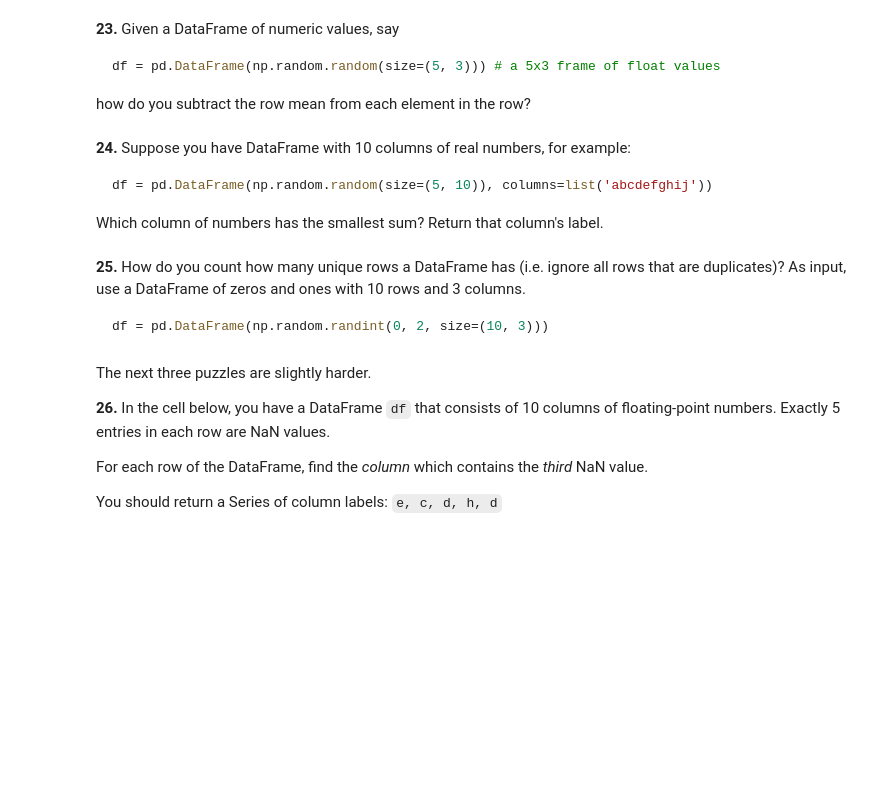
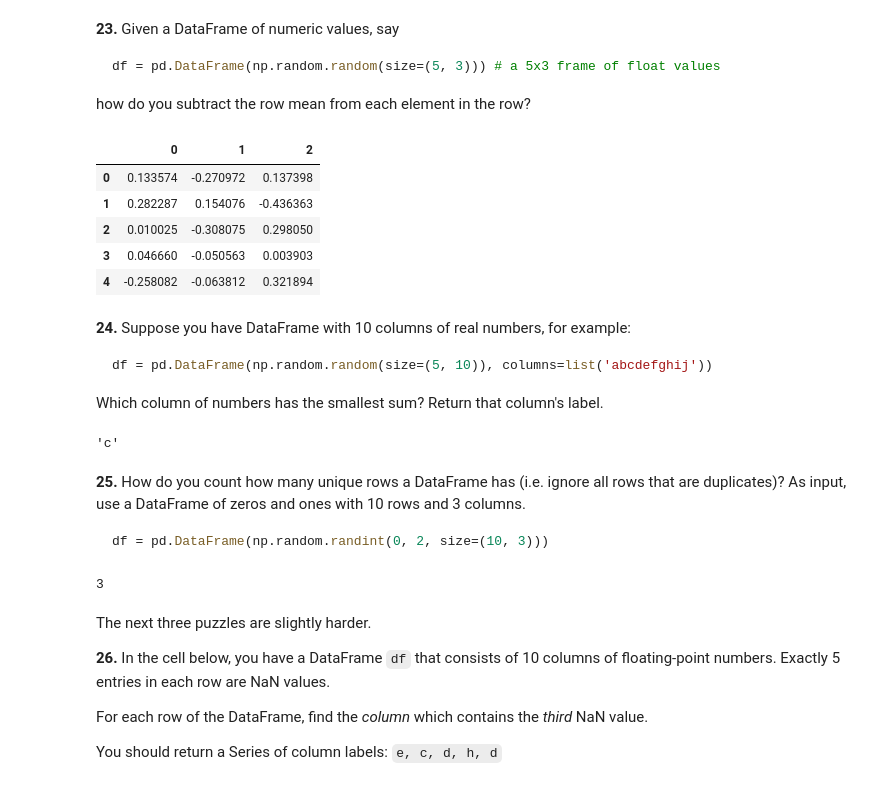
Before and after one commit to blakes5/100-pandas-puzzles, a Jupyter notebook: 100-pandas-puzzles.ipynb, the cells around one changed output. Drawn from its saved outputs; the diff is of its cells as text; code cells hidden in the pictures; blank space fills up the shorter version.

````diff
--- a/100-pandas-puzzles.ipynb
+++ b/100-pandas-puzzles.ipynb
@@ -321,6 +321,16 @@ df = pd.DataFrame(np.random.random(size=(5, 3))) # a 5x3 frame of float values
 ```
 
 how do you subtract the row mean from each element in the row?
+# %%
+df = pd.DataFrame(np.random.random(size=(5, 3)))
+df.sub(df.mean(axis=1), axis=0)
+# %% [output]
+|  | 0 | 1 | 2 |
+| 0 | 0.133574 | -0.270972 | 0.137398 |
+| 1 | 0.282287 | 0.154076 | -0.436363 |
+| 2 | 0.010025 | -0.308075 | 0.298050 |
+| 3 | 0.046660 | -0.050563 | 0.003903 |
+| 4 | -0.258082 | -0.063812 | 0.321894 |
 # %% [markdown]
 **24.** Suppose you have DataFrame with 10 columns of real numbers, for example:
 
@@ -328,12 +338,23 @@ how do you subtract the row mean from each element in the row?
 df = pd.DataFrame(np.random.random(size=(5, 10)), columns=list('abcdefghij'))
 ```
 Which column of numbers has the smallest sum?  Return that column's label.
+# %%
+df = pd.DataFrame(np.random.random(size=(5, 10)), columns=list('abcdefghij'))
+df.sum().idxmin()
+# %% [output]
+'c'
 # %% [markdown]
 **25.** How do you count how many unique rows a DataFrame has (i.e. ignore all rows that are duplicates)? As input, use a DataFrame of zeros and ones with 10 rows and 3 columns.
 
 ```python
 df = pd.DataFrame(np.random.randint(0, 2, size=(10, 3)))
 ```
+# %%
+df = pd.DataFrame(np.random.randint(0, 2, size=(10, 3)))
+len(df)-df.duplicated(keep=False).sum()
+len(df.drop_duplicates(keep=False))
+# %% [output]
+3
 # %% [markdown]
 The next three puzzles are slightly harder.
 
````
Also changed, not shown: parts of 1 cell of this notebook, 1 other file.
